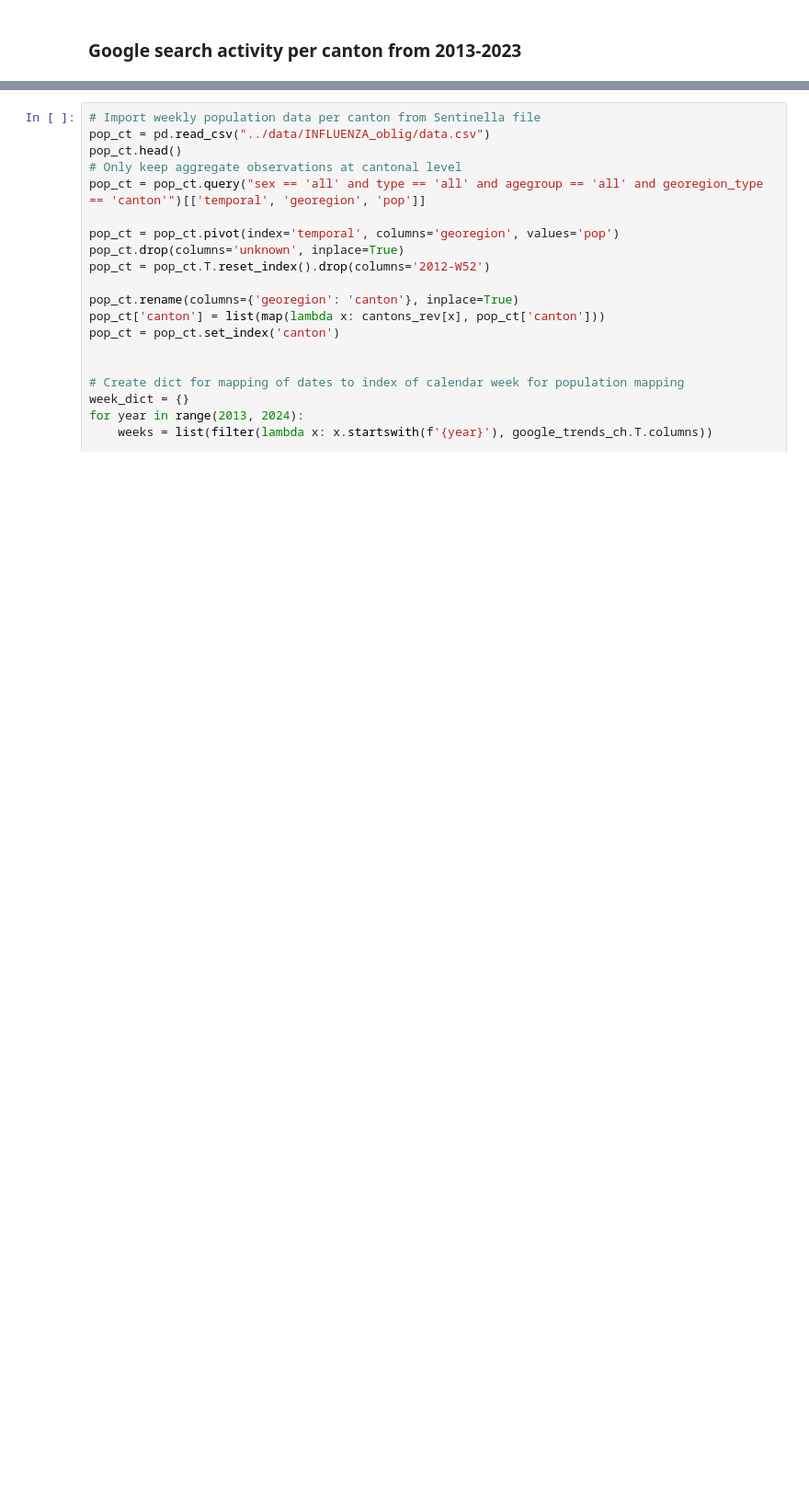
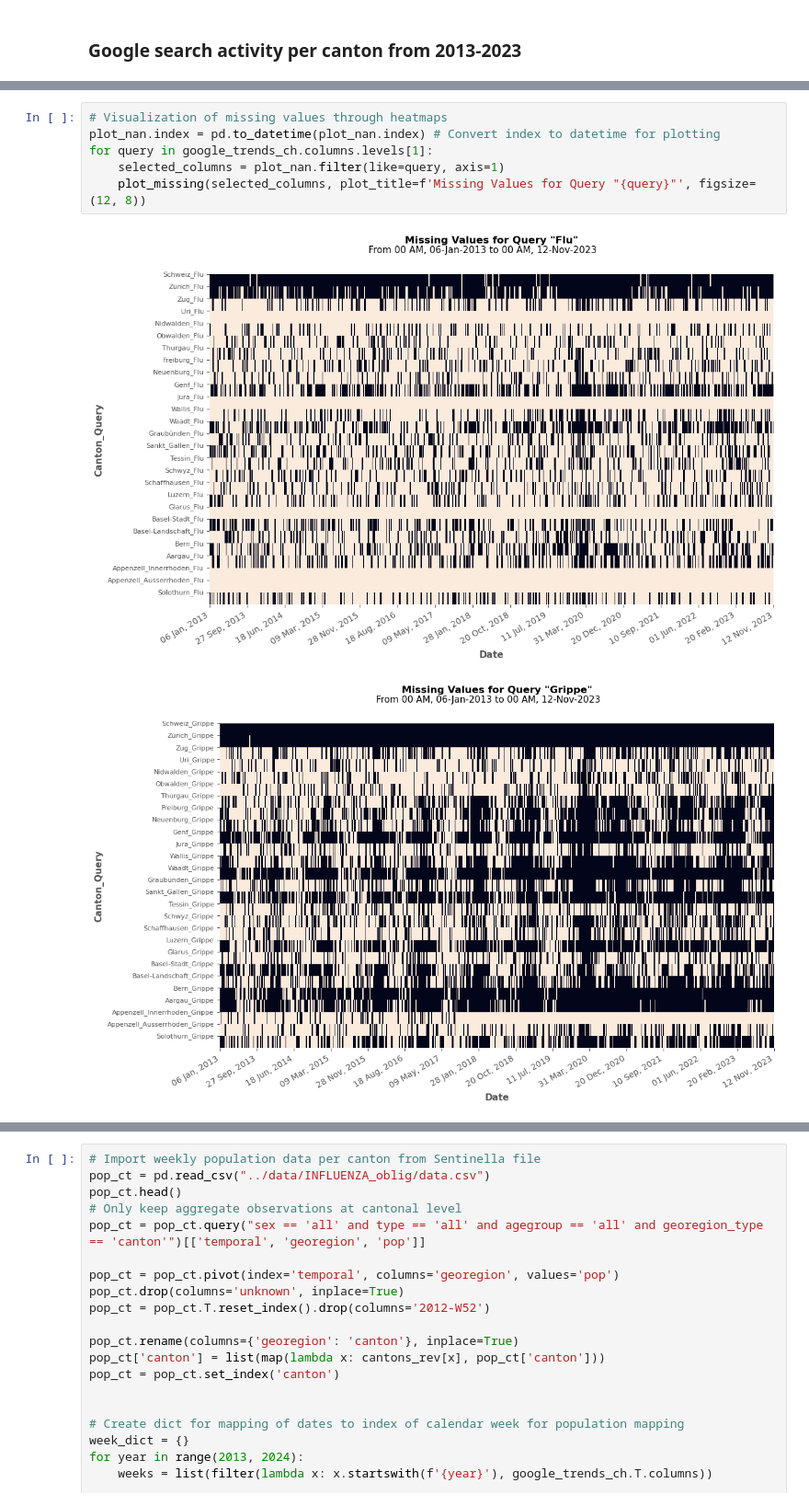
Before and after one commit to th-kl/DSF, a Jupyter notebook: notebooks/google_notebook.ipynb, the cells around one changed output, grey strips where cells are left out. Shown at 92% size. Cells and saved outputs as stored; diff of their text form; blank space fills up the shorter version.

```diff
--- a/notebooks/google_notebook.ipynb
+++ b/notebooks/google_notebook.ipynb
@@ -182,0 +152,9 @@ plt.show()
+# %%
+# Visualization of missing values through heatmaps
+plot_nan.index = pd.to_datetime(plot_nan.index) # Convert index to datetime for plotting
+for query in google_trends_ch.columns.levels[1]:
+    selected_columns = plot_nan.filter(like=query, axis=1)
+    plot_missing(selected_columns, plot_title=f'Missing Values for Query "{query}"', figsize=(12, 8))
+# %% [output]
+[figure, added]
+[figure, added]
```
Also changed, not shown: parts of 23 cells of this notebook, 1 other file.
